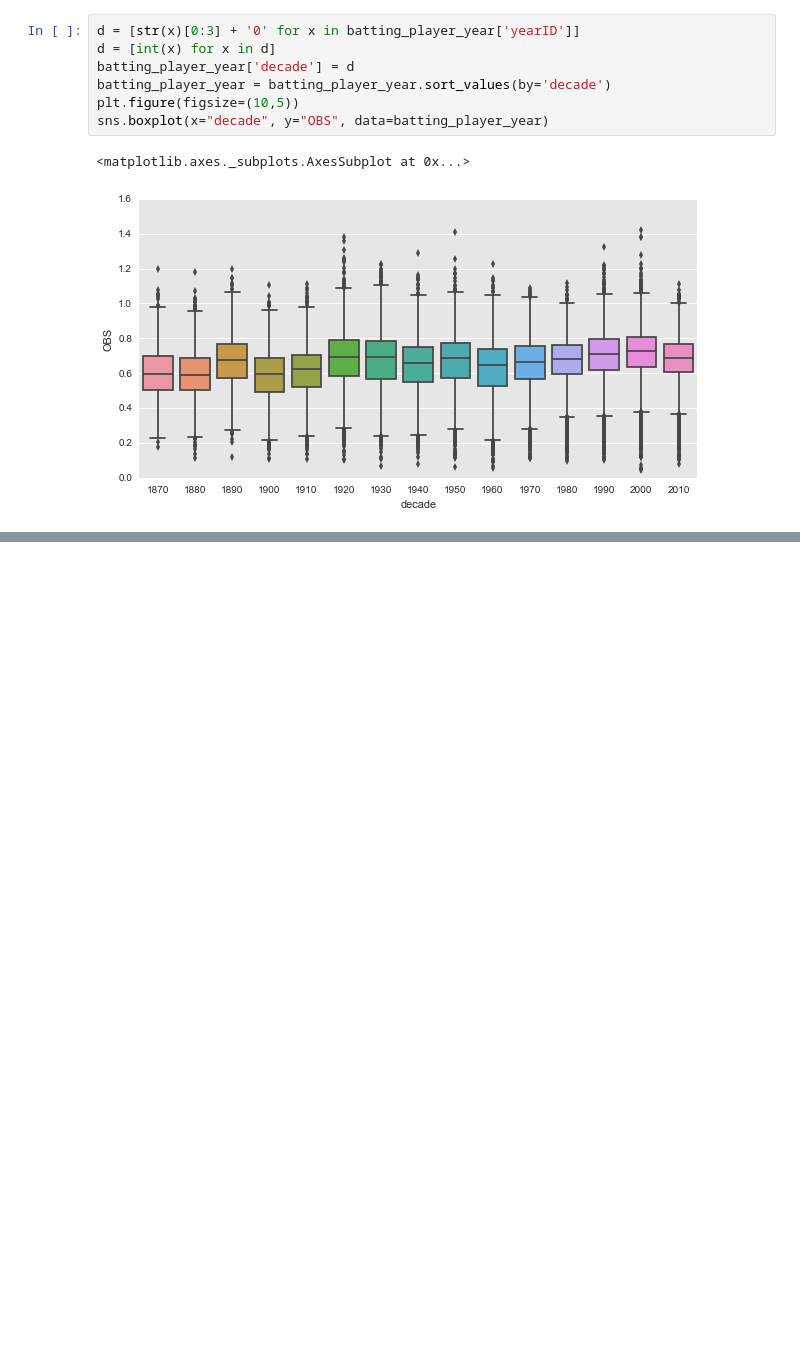
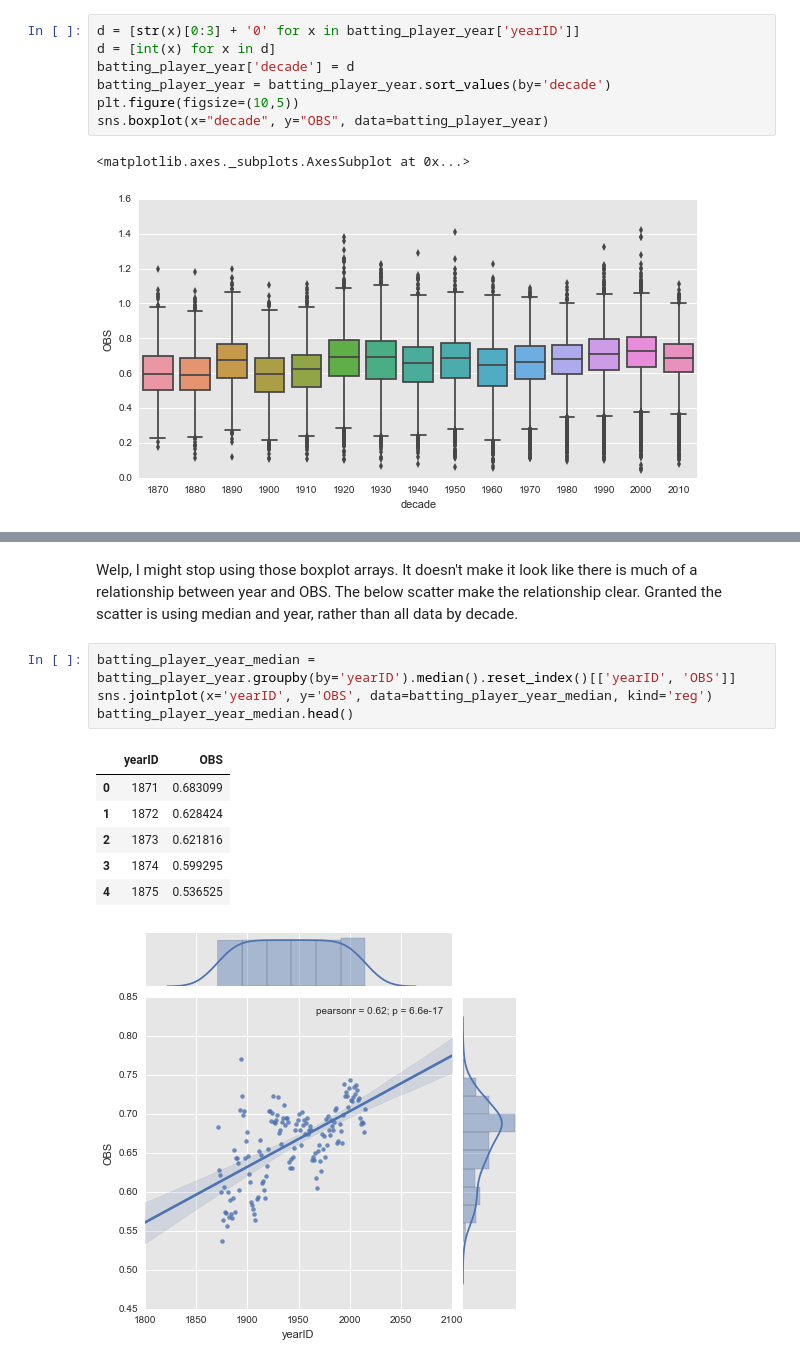
Before and after one commit to kenEldridge/baseball, a Jupyter notebook: baseball.ipynb, the cells around one changed output, grey strips where cells are left out. Cells and saved outputs as stored; diff of their text form; blank space fills up the shorter version.

```diff
--- a/baseball.ipynb
+++ b/baseball.ipynb
@@ -547,0 +549,14 @@ sns.boxplot(x="decade", y="OBS", data=batting_player_year)
+# %% [markdown]
+Welp, I might stop using those boxplot arrays.  It doesn't make it look like there is much of a relationship between year and OBS.  The below scatter make the relationship clear.  Granted the scatter is using median and year, rather than all data by decade.
+# %%
+batting_player_year_median = batting_player_year.groupby(by='yearID').median().reset_index()[['yearID', 'OBS']]
+sns.jointplot(x='yearID', y='OBS', data=batting_player_year_median, kind='reg')
+batting_player_year_median.head()
+# %% [output]
+|  | yearID | OBS |
+| 0 | 1871 | 0.683099 |
+| 1 | 1872 | 0.628424 |
+| 2 | 1873 | 0.621816 |
+| 3 | 1874 | 0.599295 |
+| 4 | 1875 | 0.536525 |
+[figure, added]
```
Also changed, not shown: parts of 6 cells of this notebook.
